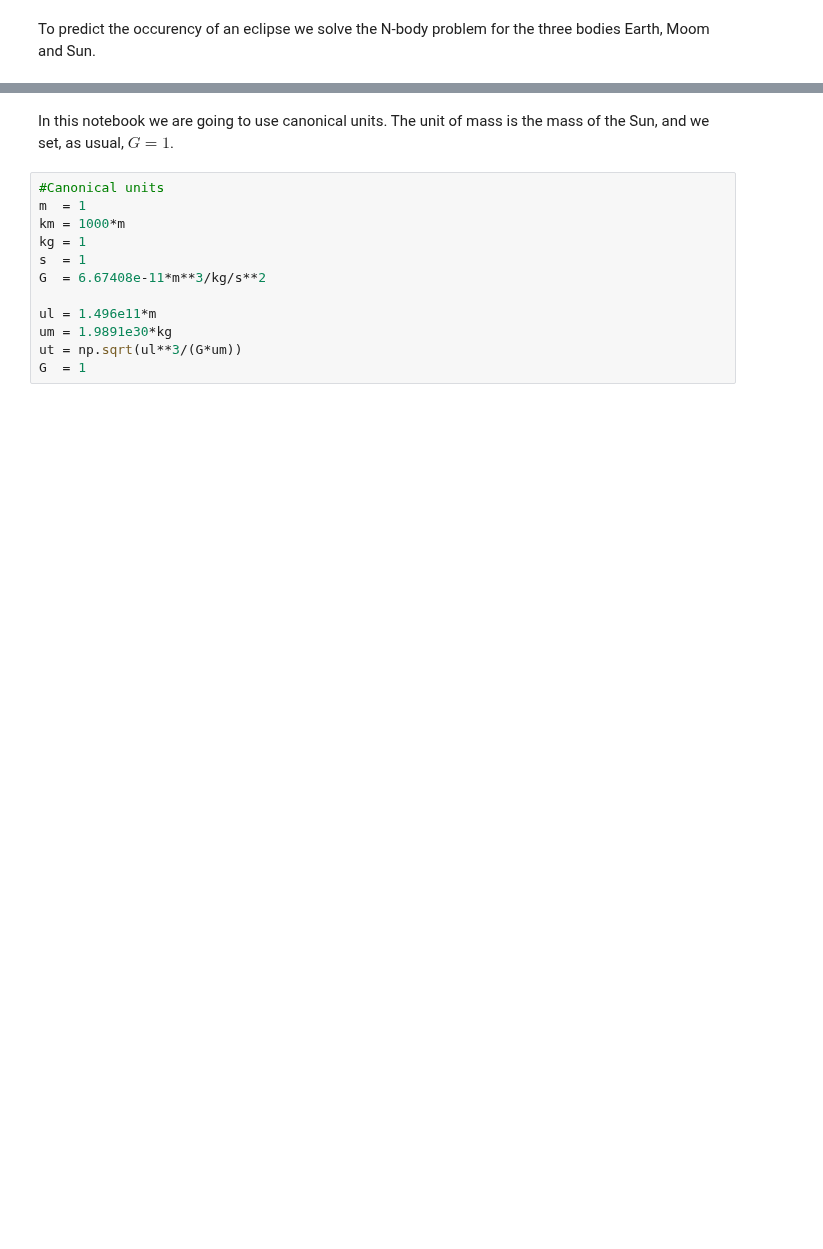
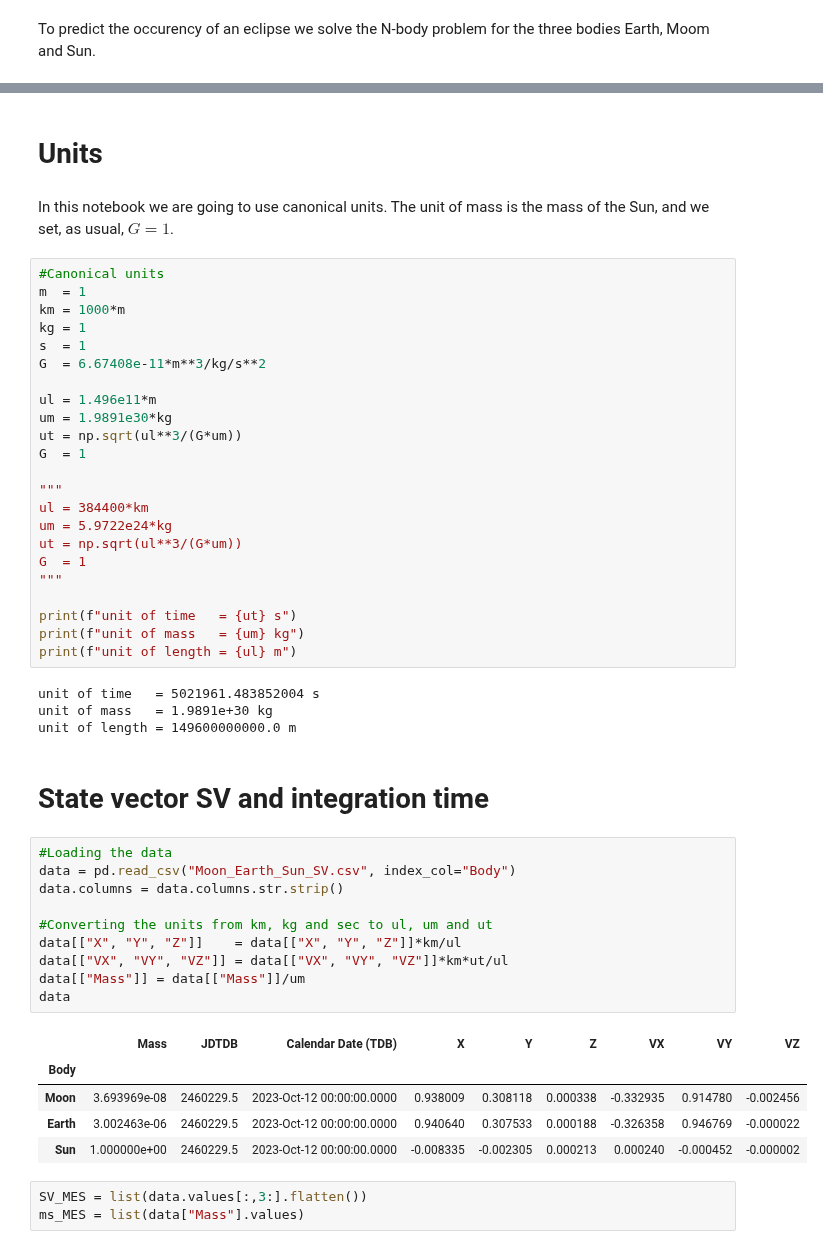
Before and after one commit to hplbrayan/Solving-ODEs, a Jupyter notebook: Eclipse forecaster/Eclipse-forecaster.ipynb, the cells around one changed output, grey strips where cells are left out. Cells and saved outputs as stored; diff of their text form; blank space fills up the shorter version.

Commit message:
EF + integration

```diff
--- a/Eclipse forecaster/Eclipse-forecaster.ipynb
+++ b/Eclipse forecaster/Eclipse-forecaster.ipynb
@@ -125,6 +126,8 @@ def plot_n_body_sol(sol, labels=False, draw_path=True, draw_init=True, draw_end=
     ax.set_zlabel("Z [AU]", fontdict=font_label2)
     ax.set_zlim(ax.get_xlim())
     plt.tight_layout()
+# %% [markdown]
+# Units
 # %% [markdown]
 In this notebook we are going to use canonical units. The unit of mass is the mass of the Sun, and we set, as usual, $G=1$.
 # %%
@@ -139,3 +142,39 @@ ul = 1.496e11*m
 um = 1.9891e30*kg
 ut = np.sqrt(ul**3/(G*um))
 G  = 1
+
+"""
+ul = 384400*km
+um = 5.9722e24*kg
+ut = np.sqrt(ul**3/(G*um))
+G  = 1
+"""
+
+print(f"unit of time   = {ut} s")
+print(f"unit of mass   = {um} kg")
+print(f"unit of length = {ul} m")
+# %% [output]
+unit of time   = 5021961.483852004 s
+unit of mass   = 1.9891e+30 kg
+unit of length = 149600000000.0 m
+# %% [markdown]
+# State vector SV and integration time
+# %%
+#Loading the data
+data = pd.read_csv("Moon_Earth_Sun_SV.csv", index_col="Body")
+data.columns = data.columns.str.strip()
+
+#Converting the units from km, kg and sec to ul, um and ut
+data[["X", "Y", "Z"]]    = data[["X", "Y", "Z"]]*km/ul
+data[["VX", "VY", "VZ"]] = data[["VX", "VY", "VZ"]]*km*ut/ul
+data[["Mass"]] = data[["Mass"]]/um
+data
+# %% [output]
+|  | Mass | JDTDB | Calendar Date (TDB) | X | Y | Z | VX | VY | VZ |
+| Body |  |  |  |  |  |  |  |  |  |
+| Moon | 3.693969e-08 | 2460229.5 | 2023-Oct-12 00:00:00.0000 | 0.938009 | 0.308118 | 0.000338 | -0.332935 | 0.914780 | -0.002456 |
+| Earth | 3.002463e-06 | 2460229.5 | 2023-Oct-12 00:00:00.0000 | 0.940640 | 0.307533 | 0.000188 | -0.326358 | 0.946769 | -0.000022 |
+| Sun | 1.000000e+00 | 2460229.5 | 2023-Oct-12 00:00:00.0000 | -0.008335 | -0.002305 | 0.000213 | 0.000240 | -0.000452 | -0.000002 |
+# %%
+SV_MES = list(data.values[:,3:].flatten())
+ms_MES = list(data["Mass"].values)
```
Also changed, not shown: parts of 7 cells of this notebook, 2 other files.
